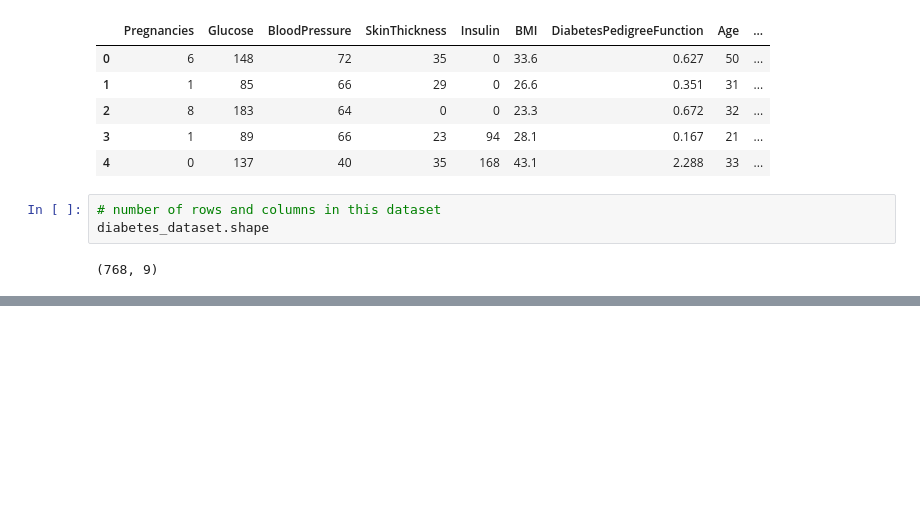
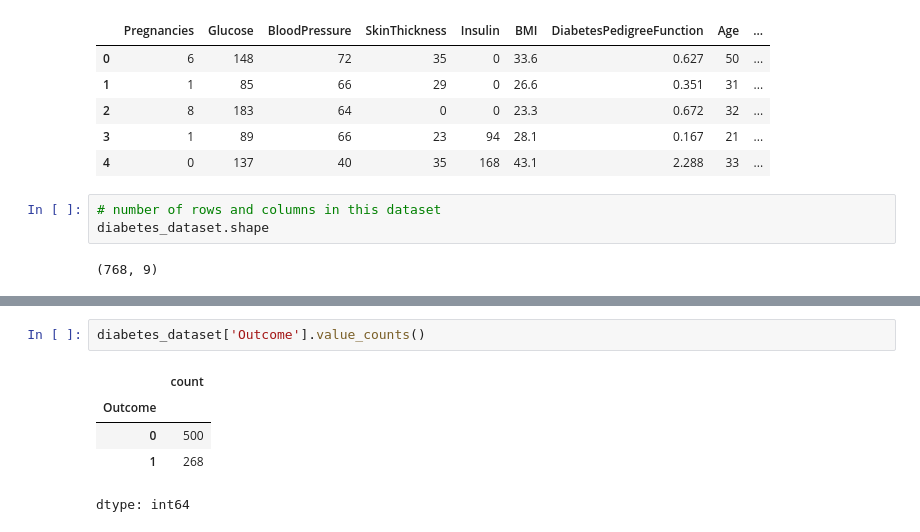
Before and after one commit to razi-haidar/Diabetes-Prediction, a Jupyter notebook: Diabetes_Prediction.ipynb, the cells around one changed output, grey strips where cells are left out. Saved outputs shown, nothing was run; the diff lists cells and outputs as text; blank space fills up the shorter version.

```diff
--- a/Diabetes_Prediction.ipynb
+++ b/Diabetes_Prediction.ipynb
@@ -42,3 +42,11 @@ diabetes_dataset.describe()
 | 50% | 3.000000 | 117.000000 | 72.000000 | 23.000000 | 30.500000 | 32.000000 | 0.372500 | 29.000000 | ... |
 | 75% | 6.000000 | 140.250000 | 80.000000 | 32.000000 | 127.250000 | 36.600000 | 0.626250 | 41.000000 | ... |
 | max | 17.000000 | 199.000000 | 122.000000 | 99.000000 | 846.000000 | 67.100000 | 2.420000 | 81.000000 | ... |
+# %%
+diabetes_dataset['Outcome'].value_counts()
+# %% [output]
+|  | count |
+| Outcome |  |
+| 0 | 500 |
+| 1 | 268 |
+dtype: int64
```
Also changed, not shown: parts of 25 cells of this notebook.
